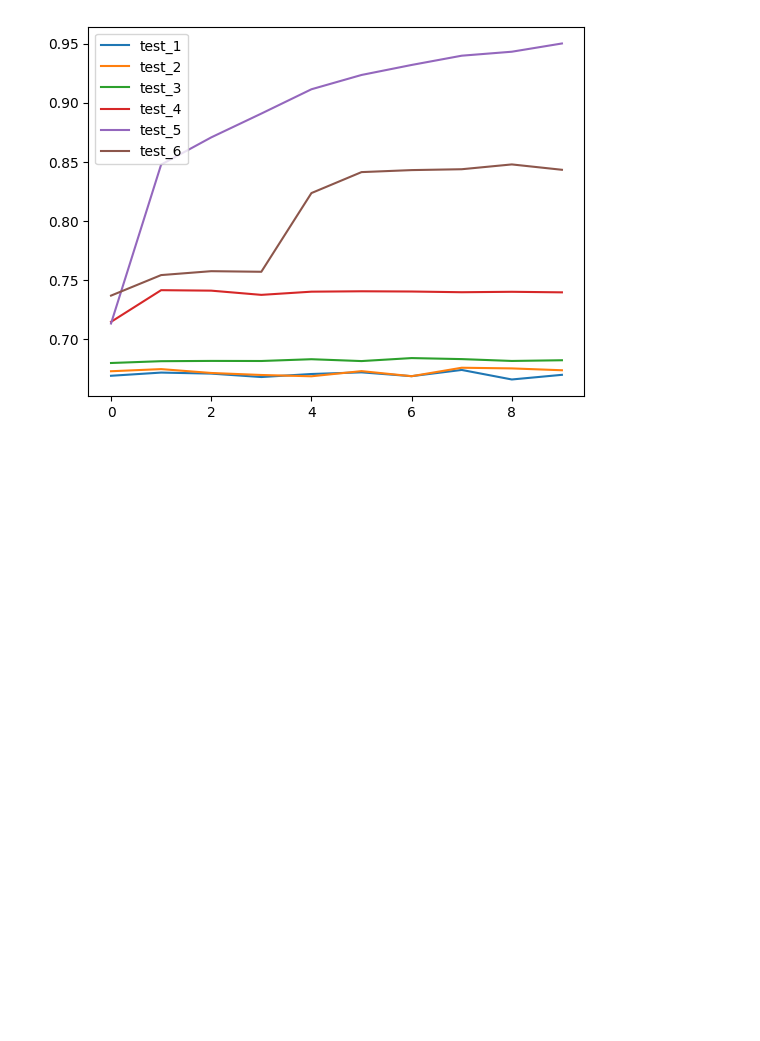
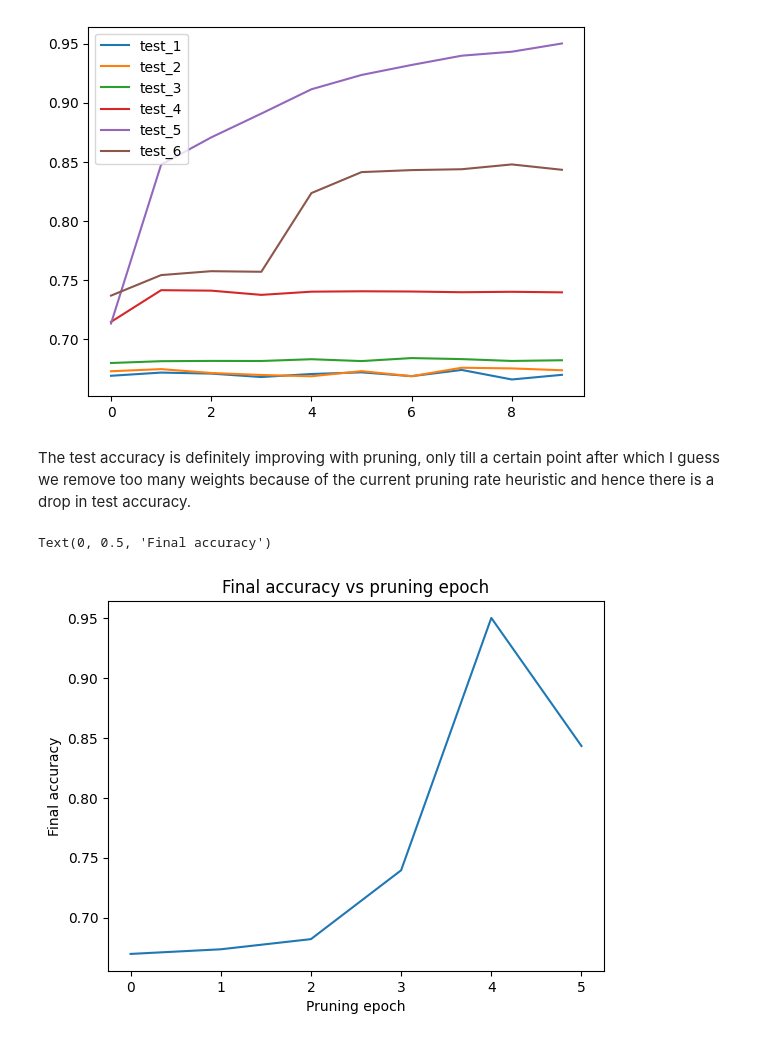
Before and after one commit to Rohith-Rongali/IMP, a Jupyter notebook: IMP_DT.ipynb, the cells around one changed output. Saved outputs shown, nothing was run; the diff lists cells and outputs as text; code cells hidden in the pictures; blank space fills up the shorter version.

```diff
--- a/IMP_DT.ipynb
+++ b/IMP_DT.ipynb
@@ -453,6 +455,18 @@ plt.legend()
 # %% [output]
 <matplotlib.legend.Legend at 0x...>
 [figure]
+# %% [markdown]
+The test accuracy is definitely improving with pruning, only till a certain point after which I guess we remove too many weights because of the current pruning rate heuristic and hence there is a drop in test accuracy.
+# %%
+final_acc_list = [acc_dict[key]['test'][-1] for key in acc_dict.keys()]
+plt.figure()
+plt.plot(final_acc_list)
+plt.title('Final accuracy vs pruning epoch')
+plt.xlabel('Pruning epoch')
+plt.ylabel('Final accuracy')
+# %% [output]
+Text(0, 0.5, 'Final accuracy')
+[figure, added]
 # %%
 #normalise weights1 row-wise
 wt_mat = model.layers[0].weight.data.detach().cpu()
```
Also changed, not shown: parts of 3 cells of this notebook.
